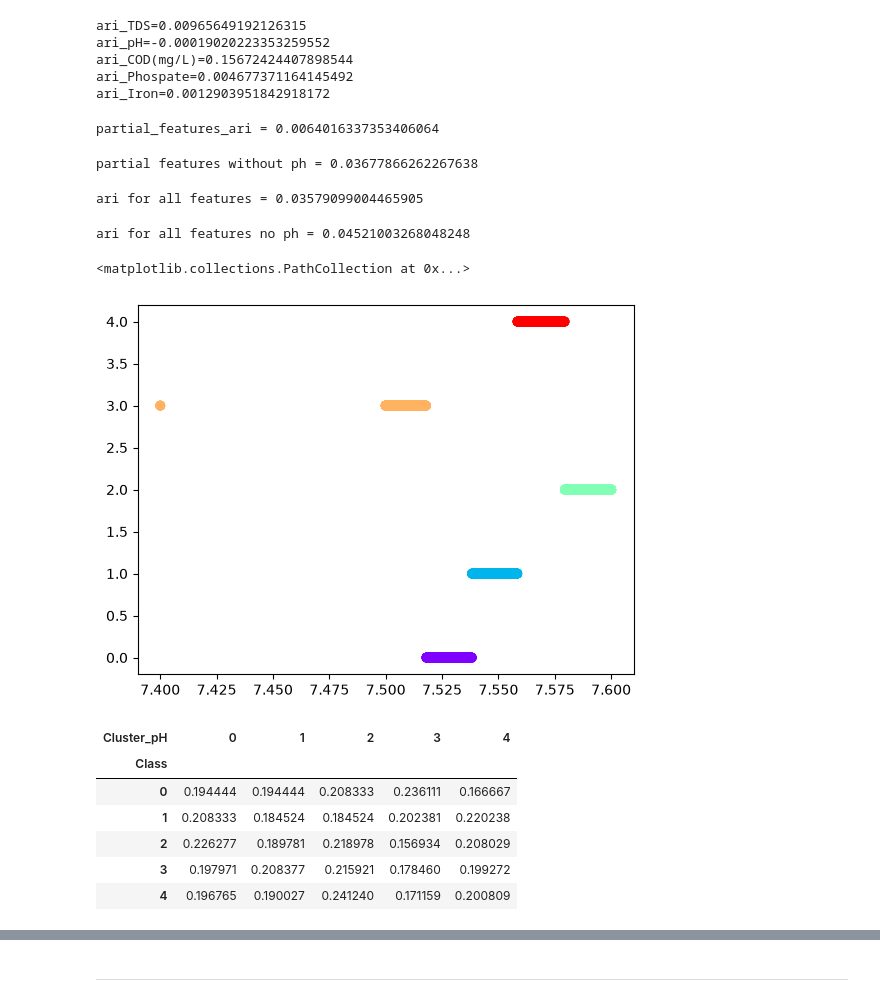
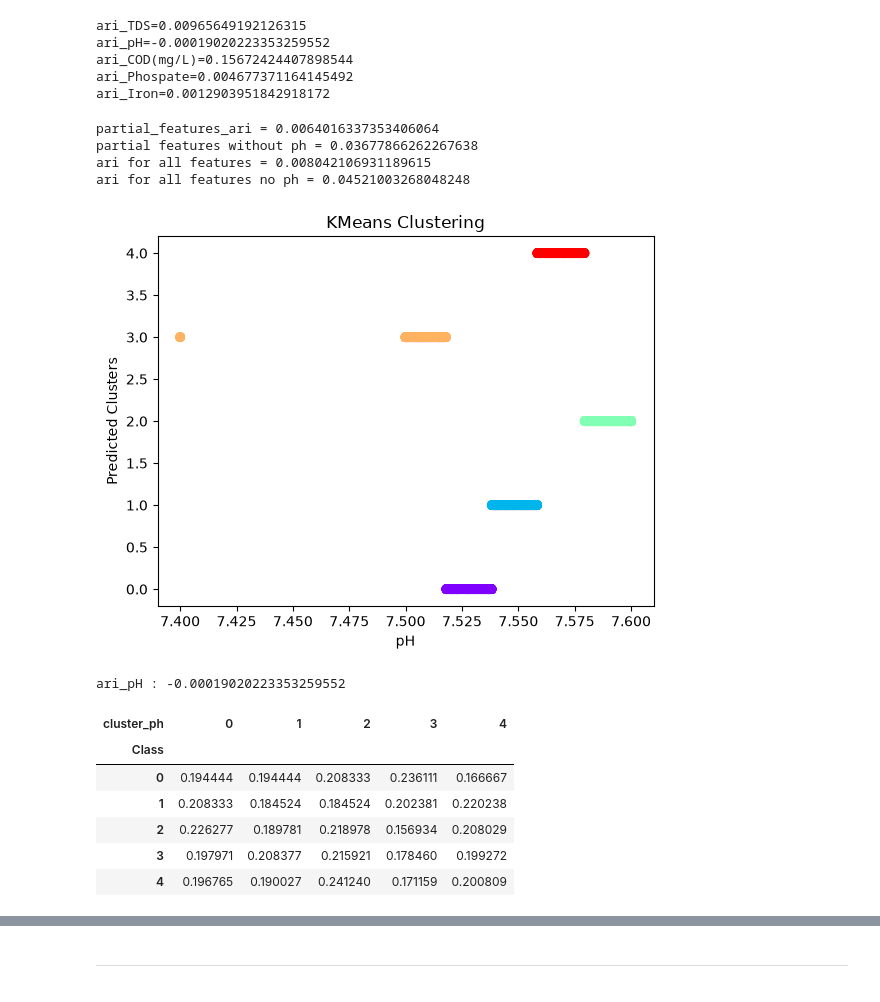
Before and after one commit to Er-Rajas/aquaclass-Water-Quality-Classifier, a Jupyter notebook: notebooks/eda.ipynb, the cells around one changed output, grey strips where cells are left out. Drawn from its saved outputs; the diff is of its cells as text; code cells hidden in the pictures.

```diff
--- a/notebooks/eda.ipynb
+++ b/notebooks/eda.ipynb
@@ -177,60 +164,47 @@ ari_COD(mg/L)=0.15672424407898544
 ari_Phospate=0.004677371164145492
 ari_Iron=0.0012903951842918172
 # %%
-from sklearn.preprocessing import StandardScaler
+from preprocessing_scalers import Standard_Scale
 
 X = df[features]
-scaler_partial = StandardScaler()
-X_scaled_partial= scaler_partial.fit_transform(X)
+X_scaled_partial= Standard_Scale(X)
+ari_partial_features,partial_features_cluster = kmeans_ari(X_scaled_partial,y,5,20,return_vars=True,return_plot=False)
+print(f'partial_features_ari = {ari_partial_features}')
+# -------------
+# partial features without pH
 
-partial_features_cluster, ari_partial_features = km_ari(X_scaled_partial,y,5)
-# features = ['TDS','pH','COD(mg/L)','Phospate','Iron']
-print(f'partial_features_ari = {ari_partial_features}')
+X_without_ph = df[[f for f in features if f!='pH']]
+X_scaled_without_ph = Standard_Scale(X_without_ph)
+ari_partial_features_without_ph,partial_features_without_ph_cluster = kmeans_ari(X_scaled_without_ph,y,5,20)
+print(f'partial features without ph = {ari_partial_features_without_ph}')
+# ---------
+# all features
+X = df.drop(columns=['Class'])
+X_scaled_features_all = Standard_Scale(X)
+ari_all,all_cluster = kmeans_ari(X_scaled_features_all,y,5,10)
+print(f'ari for all features = {ari_all}')
+# ---------
+# all features but no ph
+X_all_no_pH = df.drop(columns=['Class','pH'])
+X_scaled_features_all_no_ph = Standard_Scale(X_all_no_pH)
+ari_all_no_ph,all_cluster_no_ph = kmeans_ari(X_scaled_features_all_no_ph,y,5,20)
+print(f'ari for all features no ph = {ari_all_no_ph}')
 # %% [output]
 partial_features_ari = 0.0064016337353406064
+partial features without ph = 0.03677866262267638
+ari for all features = 0.008042106931189615
+ari for all features no ph = 0.04521003268048248
-# %%
-# partial features without pH
-
-X_without_ph = df[[f for f in features if f!='pH']]
-scaler_without_ph = StandardScaler()
-X_scaled_without_ph = scaler_without_ph.fit_transform(X_without_ph)
-partial_features_without_ph_cluster,ari_partial_features_without_ph = km_ari(X_scaled_without_ph,y,5)
-print(f'partial features without ph = {ari_partial_features_without_ph}')
-# %% [output]
-partial features without ph = 0.03677866262267638
-# %%
-X = df.drop(columns=['Class'])
-scaler_features_all = StandardScaler()
-X_scaled_features_all = scaler_features_all.fit_transform(X)
-all_cluster,ari_all = km_ari(X_scaled_features_all,y,5)
-print(f'ari for all features = {ari_all}')
-# %% [output]
-ari for all features = 0.03579099004465905
-# %%
-X_all_no_pH = df.drop(columns=['Class','pH'])
-scaler_features_all_no_ph = StandardScaler()
-X_scaled_features_all_no_ph = scaler_features_all_no_ph.fit_transform(X_all_no_pH)
-all_cluster_no_ph,ari_all_no_ph = km_ari(X_scaled_features_all_no_ph,y,5)
-print(f'ari for all features no ph = {ari_all_no_ph}')
-# %% [output]
-ari for all features no ph = 0.04521003268048248
 # %%
 X = df[['pH']]
-kmeans = KMeans(
-    n_clusters=5,
-    random_state=42,
-    n_init =10
-)
-
-df['Cluster_pH']=kmeans.fit_predict(X)
-plt.scatter(x=df['pH'], y=df['Cluster_pH'], c=df['Cluster_pH'], cmap='rainbow')
+ari,cluster_ph,plot_obj = kmeans_ari(X,y,5,20,return_plot=True)
+print(f"ari_{X.columns[0]} : {ari}")
 # %% [output]
+[figure, new version]
-<matplotlib.collections.PathCollection at 0x...>
+ari_pH : -0.00019020223353259552
-[figure, old version]
 # %%
-pd.crosstab(df['Class'],df['Cluster_pH'],rownames=['Class'],colnames=['Cluster_pH'],normalize='index')
+pd.crosstab(df['Class'],cluster_ph,rownames=['Class'],colnames=["cluster_ph"],normalize='index')
 # %% [output]
-| Cluster_pH | 0 | 1 | 2 | 3 | 4 |
+| cluster_ph | 0 | 1 | 2 | 3 | 4 |
 | Class |  |  |  |  |  |
 | 0 | 0.194444 | 0.194444 | 0.208333 | 0.236111 | 0.166667 |
 | 1 | 0.208333 | 0.184524 | 0.184524 | 0.202381 | 0.220238 |
```
Also changed, not shown: parts of 26 cells of this notebook, 6 other files.
